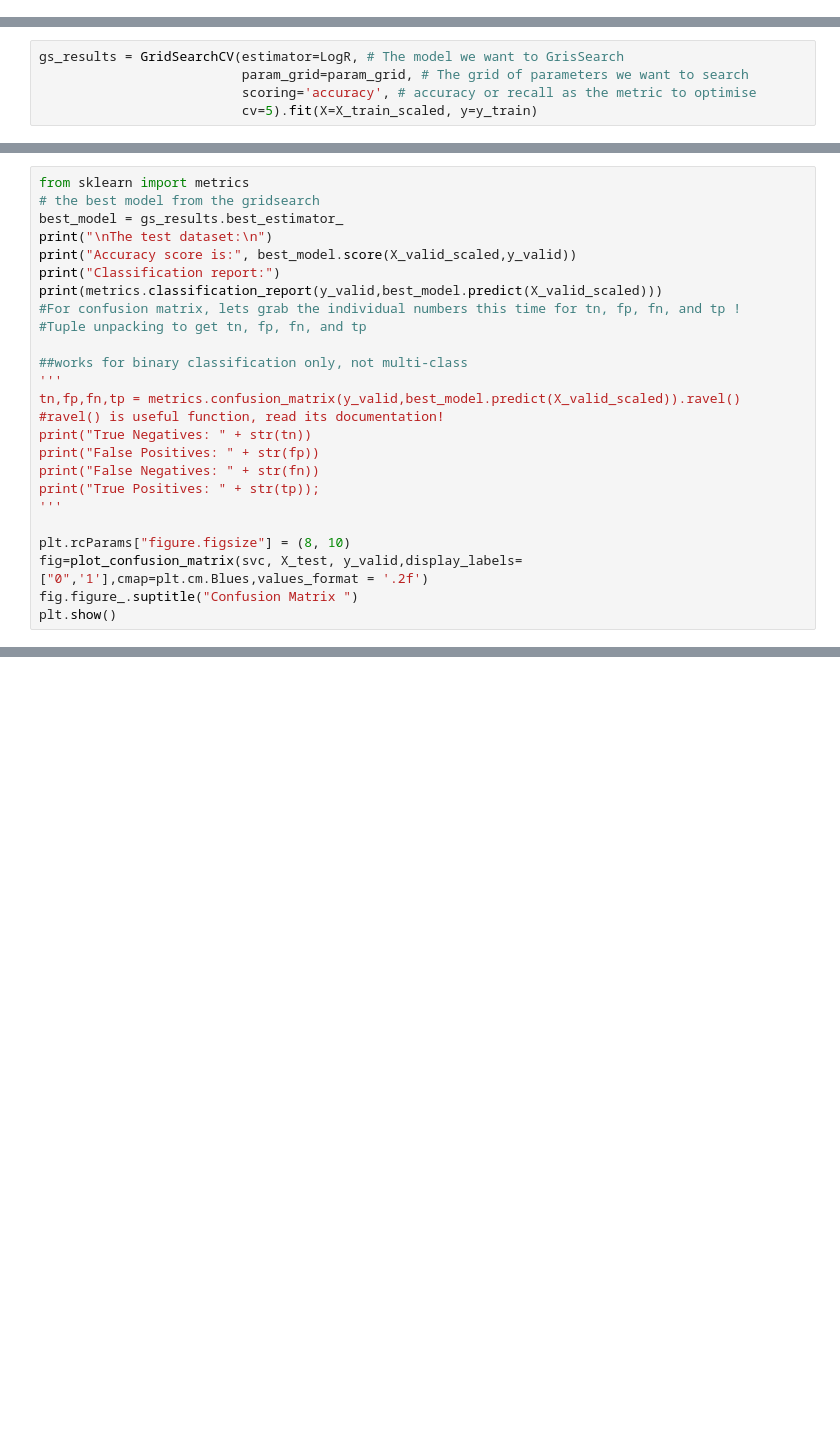
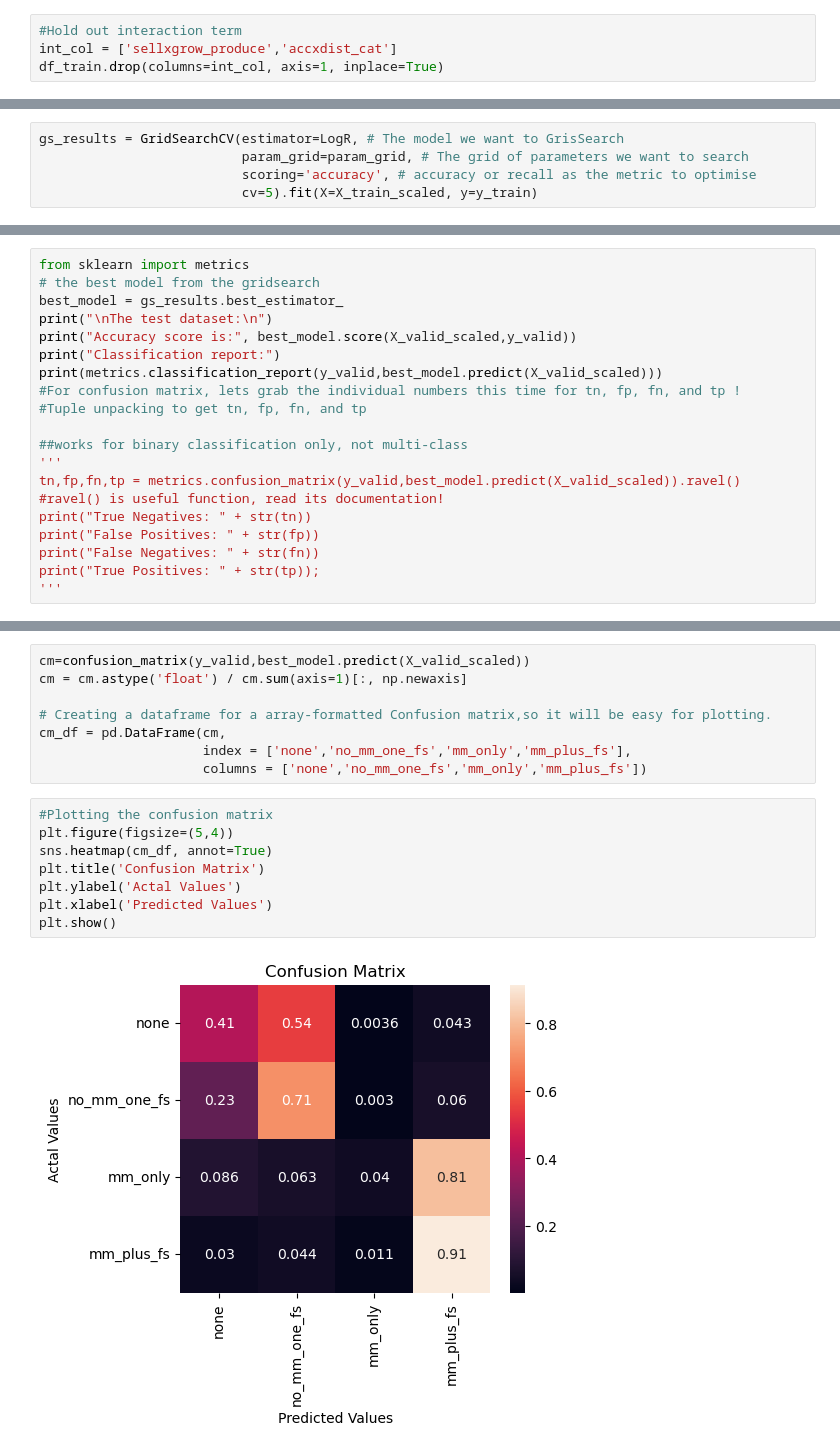
Before and after one commit to chirpc/Portfolio, a Jupyter notebook: 2_Financial Inclusion/Classification Analysis/2_svm_fin_incl_a.ipynb, the cells around one changed output, grey strips where cells are left out. Saved outputs shown, nothing was run; the diff lists cells and outputs as text; blank space fills up the shorter version.

```diff
--- a/2_Financial Inclusion/Classification Analysis/2_svm_fin_incl_a.ipynb
+++ b/2_Financial Inclusion/Classification Analysis/2_svm_fin_incl_a.ipynb
@@ -195,5 +195,9 @@ Our target is balanced enough so we don’t need to do any balancing methods bef
 
 Now, we can split our train data into train and validation data, where validation data will be used for fine tuning the model which leaves our test data unseen.
+# %%
+#Hold out interaction term
+int_col = ['sellxgrow_produce','accxdist_cat']
+df_train.drop(columns=int_col, axis=1, inplace=True)
 # %%
 
 X_train, y_train, X_valid, y_valid, X_train_scaled, y_train_scaled, X_valid_scaled= split_pipeline(df_train, "mobile_money_classification")
@@ -293,11 +297,6 @@ print("False Positives: " + str(fp))
 print("False Negatives: " + str(fn))
 print("True Positives: " + str(tp));
 '''
-
-plt.rcParams["figure.figsize"] = (8, 10)
-fig=plot_confusion_matrix(svc, X_test, y_valid,display_labels=["0",'1'],cmap=plt.cm.Blues,values_format = '.2f')
-fig.figure_.suptitle("Confusion Matrix ")
-plt.show()
 # %% [output]
 The test dataset:
 
@@ -320,0 +331,18 @@ array([114, 152,   1, ...,  28,   7, 580], dtype=int64)
+# %%
+cm=confusion_matrix(y_valid,best_model.predict(X_valid_scaled))
+cm = cm.astype('float') / cm.sum(axis=1)[:, np.newaxis]
+
+# Creating a dataframe for a array-formatted Confusion matrix,so it will be easy for plotting.
+cm_df = pd.DataFrame(cm,
+                     index = ['none','no_mm_one_fs','mm_only','mm_plus_fs'],
+                     columns = ['none','no_mm_one_fs','mm_only','mm_plus_fs'])
+# %%
+#Plotting the confusion matrix
+plt.figure(figsize=(5,4))
+sns.heatmap(cm_df, annot=True)
+plt.title('Confusion Matrix')
+plt.ylabel('Actal Values')
+plt.xlabel('Predicted Values')
+plt.show()
+# %% [output]
+[figure, added]
```
Also changed, not shown: parts of 24 cells of this notebook, 2 other files.
